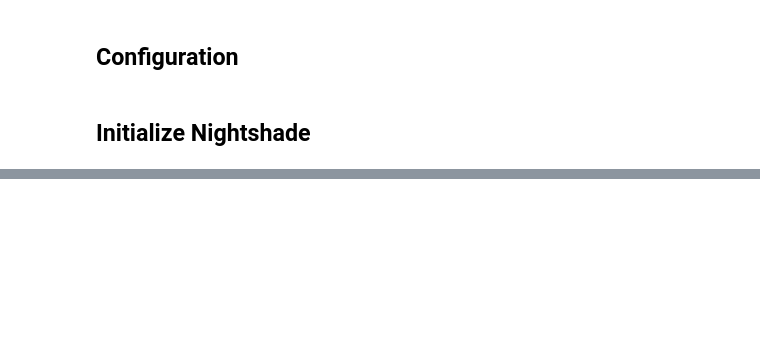
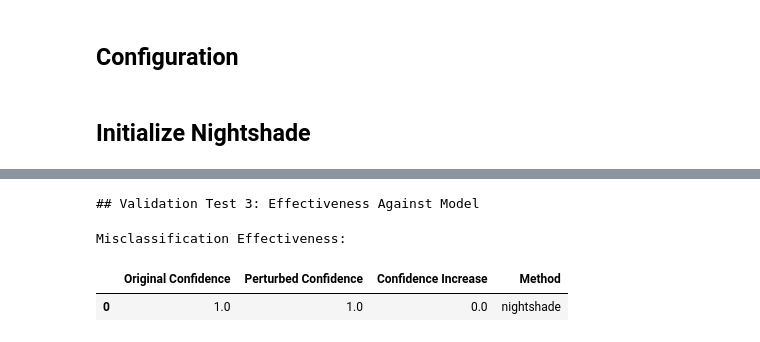
Before and after one commit to zabibeau/nightshade-ml, a Jupyter notebook: base-nightshade.ipynb, the cells around one changed output, grey strips where cells are left out. Drawn from its saved outputs; the diff is of its cells as text; code cells hidden in the pictures; blank space fills up the shorter version.

```diff
--- a/base-nightshade.ipynb
+++ b/base-nightshade.ipynb
@@ -138,49 +177,58 @@ print("## Validation Test 3: Effectiveness Against Model")
 
 def test_model_misclassification(original, perturbed, target_concept):
     # Load CLIP model for evaluation
-    model, preprocess = clip.load("ViT-B/32", device=DEVICE)
+    model, preprocess = clip.load("ViT-B/32", device=device)
+
+    # Convert tensors to PIL Images if needed
+    if isinstance(original, torch.Tensor):
+        original = transforms.ToPILImage()(original.squeeze().cpu())
+    if isinstance(perturbed, torch.Tensor):
+        perturbed = transforms.ToPILImage()(perturbed.squeeze().cpu())
 
     # Preprocess images
-    orig_preprocessed = preprocess(original).unsqueeze(0).to(DEVICE)
-    pert_preprocessed = preprocess(perturbed).unsqueeze(0).to(DEVICE)
+    orig_preprocessed = preprocess(original).unsqueeze(0).to(device)
+    pert_preprocessed = preprocess(perturbed).unsqueeze(0).to(device)
 
     # Text prompts
     text_inputs = clip.tokenize([
-        f"a photo of a {target_concept}",
-        "a photo of an artwork",
-        "a photo of the original content"
-    ]).to(DEVICE)
+        f"a photo of a {target_concept}"
+    ]).to(device)
 
     # Calculate features
     with torch.no_grad():
         orig_features = model.encode_image(orig_preprocessed)
         pert_features = model.encode_image(pert_preprocessed)
         text_features = model.encode_text(text_inputs)
 
     # Calculate similarities
     orig_similarities = (orig_features @ text_features.T).softmax(dim=-1)
     pert_similarities = (pert_features @ text_features.T).softmax(dim=-1)
 
     return {
         "Original Confidence": orig_similarities[0][0].item(),
         "Perturbed Confidence": pert_similarities[0][0].item(),
         "Confidence Increase": pert_similarities[0][0].item() - orig_similarities[0][0].item()
     }
 
 # Run evaluation
 evaluation_results = []
 for name, instance in nightshade_instances.items():
-    perturbed_img = instance.generate(test_img)
-    perturbed_tensor = instance.transform(perturbed_img).unsqueeze(0).to(DEVICE)
+    perturbed_img = instance.generate(test_img, target_concept=target_concept)
+    perturbed_tensor = transforms.ToTensor()(perturbed_img).unsqueeze(0).to(device)
 
     metrics = test_model_misclassification(
         original_img,
         perturbed_tensor,
-        TARGET_CONCEPT
+        target_concept
     )
     metrics["Method"] = name
     evaluation_results.append(metrics)
 
 evaluation_df = pd.DataFrame(evaluation_results)
 print("\nMisclassification Effectiveness:")
 display(evaluation_df)
+# %% [output]
+## Validation Test 3: Effectiveness Against Model
+Misclassification Effectiveness:
+|  | Original Confidence | Perturbed Confidence | Confidence Increase | Method |
+| 0 | 1.0 | 1.0 | 0.0 | nightshade |
```
Also changed, not shown: parts of 5 cells of this notebook, 4 other files.
